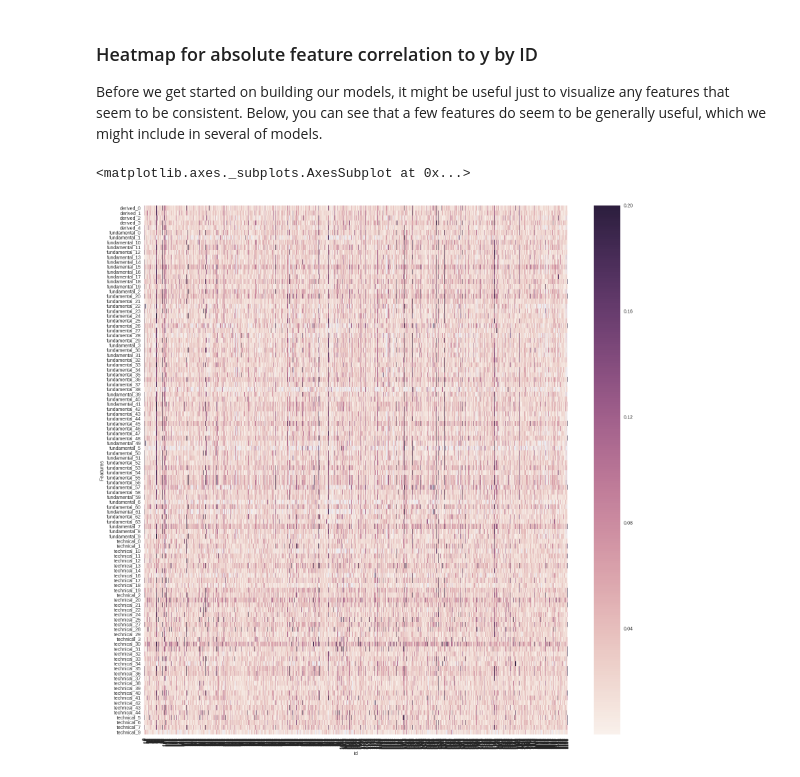
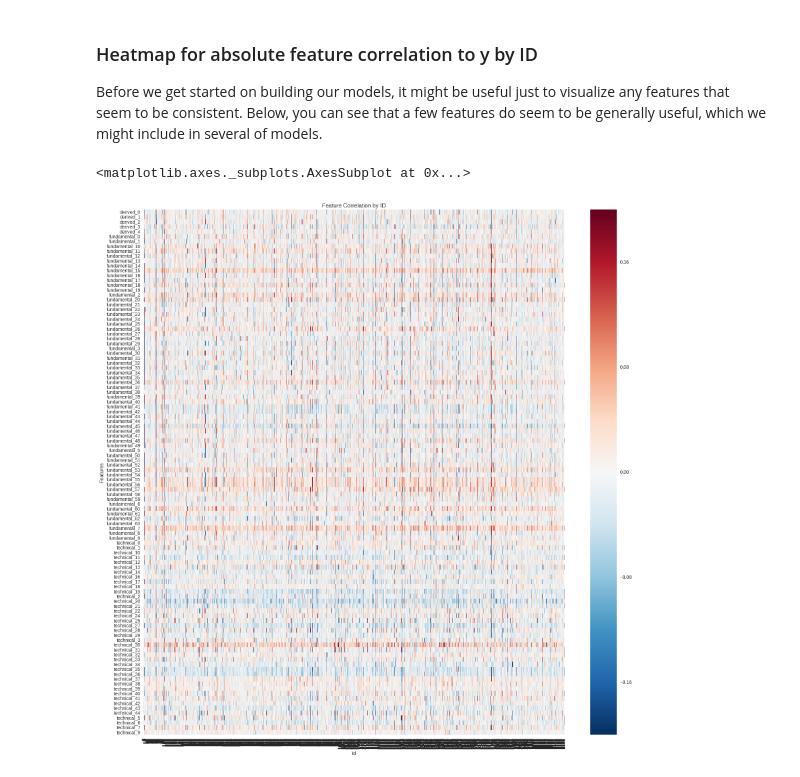
Before and after one commit to mattdeak/TwoSigma-Kaggle, a Jupyter notebook: TwoSigma Asset Grouping.ipynb, the cells around one changed output. Drawn from its saved outputs; the diff is of its cells as text; code cells hidden in the pictures.

```diff
--- a/TwoSigma Asset Grouping.ipynb
+++ b/TwoSigma Asset Grouping.ipynb
@@ -35,10 +40,12 @@ asset_class_predictors_full = asset_class.apply(get_corr_by_feature,num_features
 Before we get started on building our models, it might be useful just to visualize any features that seem to be consistent. Below, you can see that a few features do seem to be generally useful, which we might include in several of models.
 # %%
 d = asset_class_predictors_full.reset_index().drop(['level_1'],1).sort_values(['id','Features'])
-d['Correlation to Y'] = np.abs(d['Correlation to Y'])
 d_pivot = d.pivot(values='Correlation to Y',index='Features',columns='id')
 fig = plt.figure(figsize=(20,20))
-sns.heatmap(d_pivot,vmax=0.2)
+plt.title('Feature Correlation by ID')
+
+
+sns.heatmap(d_pivot,vmax=0.2,vmin=-0.2)
 # %% [output]
 <matplotlib.axes._subplots.AxesSubplot at 0x...>
-[figure, old version]
+[figure, new version]
```
Also changed, not shown: parts of 27 cells of this notebook.
